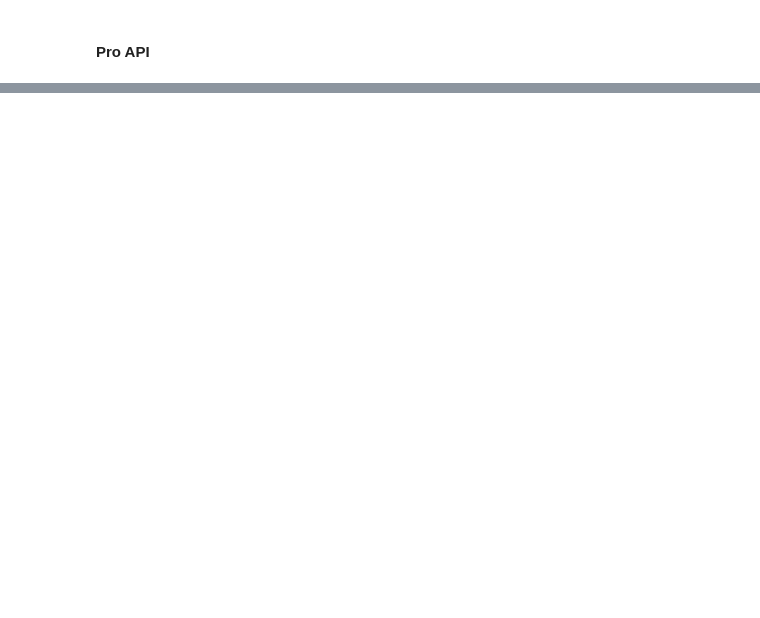
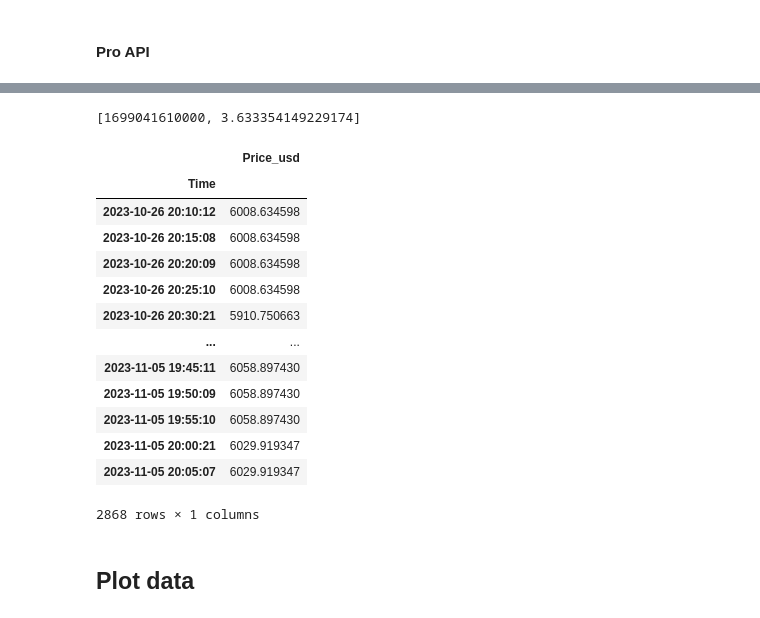
Before and after one commit to vnegi10/CoinGecko_API_guide, a Jupyter notebook: CG_API.ipynb, the cells around one changed output, grey strips where cells are left out. Saved outputs shown, nothing was run; the diff lists cells and outputs as text; code cells hidden in the pictures; blank space fills up the shorter version.

Commit message:
Get hist. data

```diff
--- a/CG_API.ipynb
+++ b/CG_API.ipynb
@@ -131,0 +133,53 @@ AttributeError: 'DataFrame' object has no attribute 'append'
+# %%
+hist_params = {"days": 2}
+# %%
+nft_hist = get_response(f"/nfts/{df_nft_markets.id[4]}/market_chart", use_pro, hist_params, PRO_URL)
+# %%
+nft_hist["floor_price_usd"][1]
+# %% [output]
+[1699041610000, 3.633354149229174]
+# %%
+def get_nft_hist(nft_id, num_days):
+    hist_params = {"days": num_days}
+    hist_url = f"/nfts/{nft_id}/market_chart"
+
+    nft_hist = get_response(hist_url, use_pro, hist_params, PRO_URL)
+    all_time, all_floor_price_usd = [], []
+
+    floor_price_usd = nft_hist["floor_price_usd"]
+
+    for i in range(len(floor_price_usd)):
+        time = floor_price_usd[i][0]
+        all_time.append(time)
+
+        price = floor_price_usd[i][1]
+        all_floor_price_usd.append(price)
+
+    df_hist = pd.DataFrame(list(zip(all_time, all_floor_price_usd)),
+                           columns =['Time', 'Price_usd'])
+
+    df_hist["Time"] = pd.to_datetime(df_hist["Time"], unit = "ms")
+    df_hist.set_index("Time", inplace = True)
+
+    return df_hist
+# %%
+df_hist = get_nft_hist(df_nft_markets.id[7], 10)
+# %%
+df_hist
+# %% [output]
+|  | Price_usd |
+| Time |  |
+| 2023-10-26 20:10:12 | 6008.634598 |
+| 2023-10-26 20:15:08 | 6008.634598 |
+| 2023-10-26 20:20:09 | 6008.634598 |
+| 2023-10-26 20:25:10 | 6008.634598 |
+| 2023-10-26 20:30:21 | 5910.750663 |
+| ... | ... |
+| 2023-11-05 19:45:11 | 6058.897430 |
+| 2023-11-05 19:50:09 | 6058.897430 |
+| 2023-11-05 19:55:10 | 6058.897430 |
+| 2023-11-05 20:00:21 | 6029.919347 |
+| 2023-11-05 20:05:07 | 6029.919347 |
+2868 rows × 1 columns
+# %% [markdown]
+## Plot data
```
Also changed, not shown: parts of 9 cells of this notebook.
